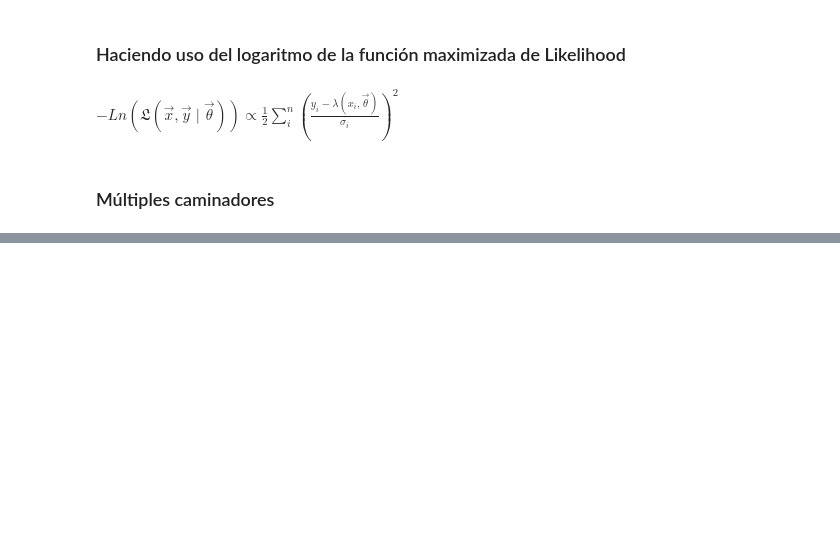
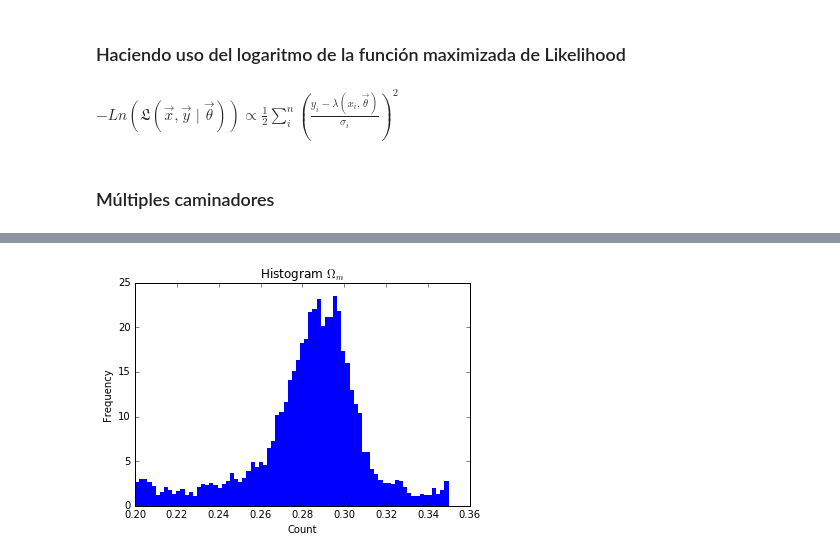
Before and after one commit to CosmoStats/cosmostats2018-jzsmoreno, a Jupyter notebook: Sep/LikeMultiples.ipynb, the cells around one changed output, grey strips where cells are left out. Saved outputs shown, nothing was run; the diff lists cells and outputs as text; code cells hidden in the pictures; blank space fills up the shorter version.

```diff
--- a/Sep/LikeMultiples.ipynb
+++ b/Sep/LikeMultiples.ipynb
@@ -152,0 +185,23 @@ plt.show()
+# %%
+sol2=[]
+for i in range(np.size(y1)):
+    number=1
+    if(y1[i]>.2 and y1[i]<.35 ):
+        sol2.append(y1[i])
+for i in range(np.size(y2)):
+    if(y2[i]>.2 and y2[i]<.35):
+        sol2.append(y2[i])
+for i in range(np.size(y3)):
+    if(y3[i]>.2 and y3[i]<.35):
+        sol2.append(y3[i])
+for i in range(np.size(y4)):
+    if(y4[i]>.2 and y4[i]<.35):
+        sol2.append(y4[i])
+sol2=np.array(sol2)
+plt.hist(sol2, bins='auto', normed = True, facecolor='blue', edgecolor='none')
+plt.title("Histogram $\Omega_{m}$")
+plt.xlabel("Count")
+plt.ylabel("Frequency")
+plt.show()
+# %% [output]
+[figure, added]
```
Also changed, not shown: parts of 6 cells of this notebook.
